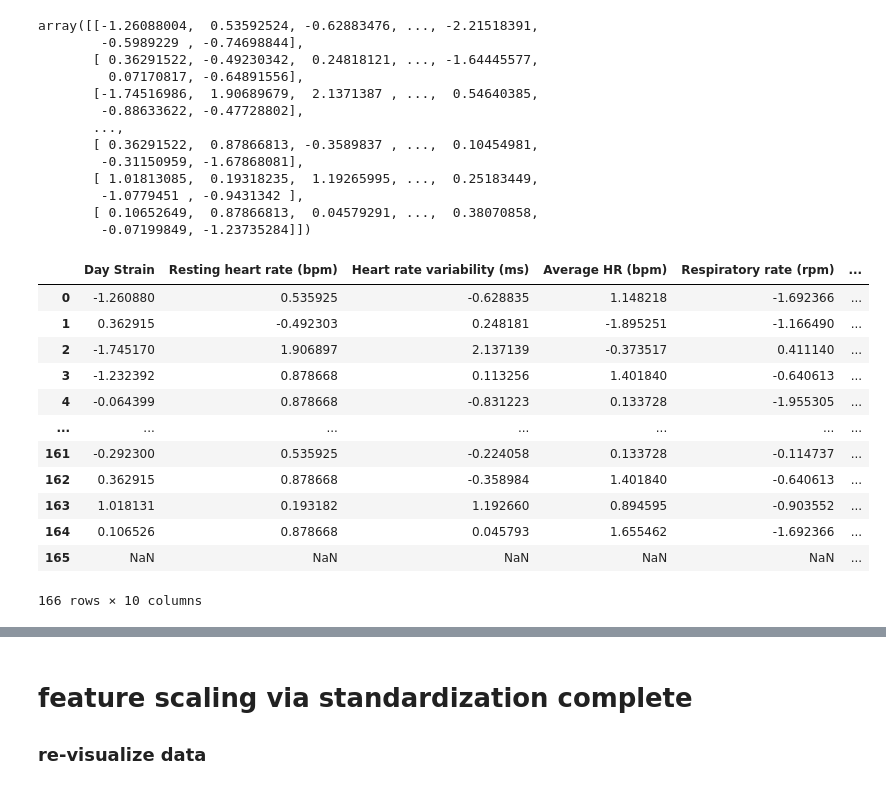
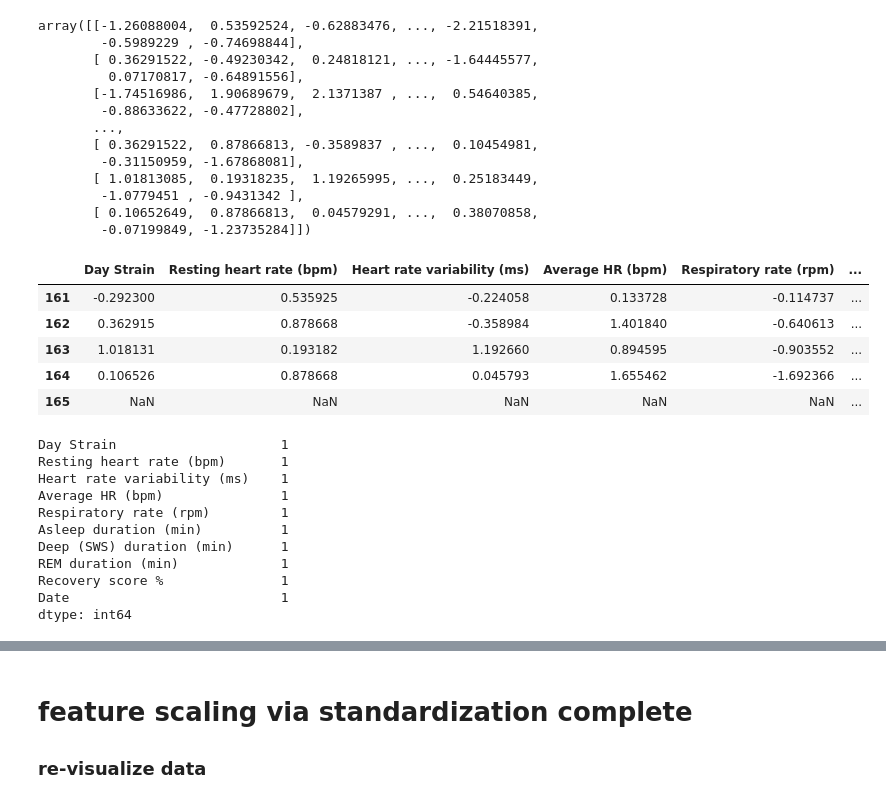
Before and after one commit to mawlodarski/whoop_recovery_predictor, a Jupyter notebook: code/feature_prep.ipynb, the cells around one changed output, grey strips where cells are left out. Saved outputs shown, nothing was run; the diff lists cells and outputs as text; code cells hidden in the pictures.

Commit message:
fixed misisng values introduced during standardization scaling

```diff
--- a/code/feature_prep.ipynb
+++ b/code/feature_prep.ipynb
@@ -126,19 +132,26 @@ array([[-1.26088004,  0.53592524, -0.62883476, ..., -2.21518391,
 # %%
 scaled_df = pd.DataFrame(x_scaled, columns=features)
 #add target y back
-scaled_df = pd.concat([scaled_df, y, data["Date"]], axis=1)
-scaled_df
+scaled_df = pd.concat([scaled_df, y, data["Date"]], axis=1) #CAREFUL scaled df has 164 row, data["Date"] has the original 165, you just introduced an empty row, redo dropna
+scaled_df.tail()
 # %% [output]
 |  | Day Strain | Resting heart rate (bpm) | Heart rate variability (ms) | Average HR (bpm) | Respiratory rate (rpm) | ... |
-| 0 | -1.260880 | 0.535925 | -0.628835 | 1.148218 | -1.692366 | ... |
-| 1 | 0.362915 | -0.492303 | 0.248181 | -1.895251 | -1.166490 | ... |
-| 2 | -1.745170 | 1.906897 | 2.137139 | -0.373517 | 0.411140 | ... |
-| 3 | -1.232392 | 0.878668 | 0.113256 | 1.401840 | -0.640613 | ... |
-| 4 | -0.064399 | 0.878668 | -0.831223 | 0.133728 | -1.955305 | ... |
-| ... | ... | ... | ... | ... | ... | ... |
 | 161 | -0.292300 | 0.535925 | -0.224058 | 0.133728 | -0.114737 | ... |
 | 162 | 0.362915 | 0.878668 | -0.358984 | 1.401840 | -0.640613 | ... |
 | 163 | 1.018131 | 0.193182 | 1.192660 | 0.894595 | -0.903552 | ... |
 | 164 | 0.106526 | 0.878668 | 0.045793 | 1.655462 | -1.692366 | ... |
 | 165 | NaN | NaN | NaN | NaN | NaN | ... |
-166 rows × 10 columns
+# %%
+scaled_df.isna().sum()
+# %% [output]
+Day Strain                     1
+Resting heart rate (bpm)       1
+Heart rate variability (ms)    1
+Average HR (bpm)               1
+Respiratory rate (rpm)         1
+Asleep duration (min)          1
+Deep (SWS) duration (min)      1
+REM duration (min)             1
+Recovery score %               1
+Date                           1
+dtype: int64
```
Also changed, not shown: parts of 5 cells of this notebook, 4 other files.
